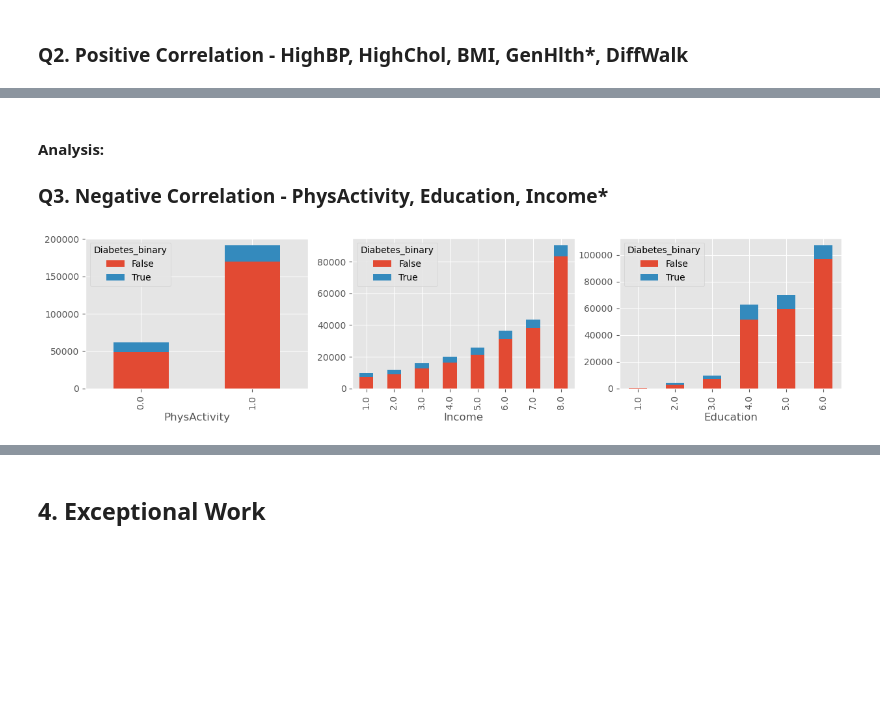
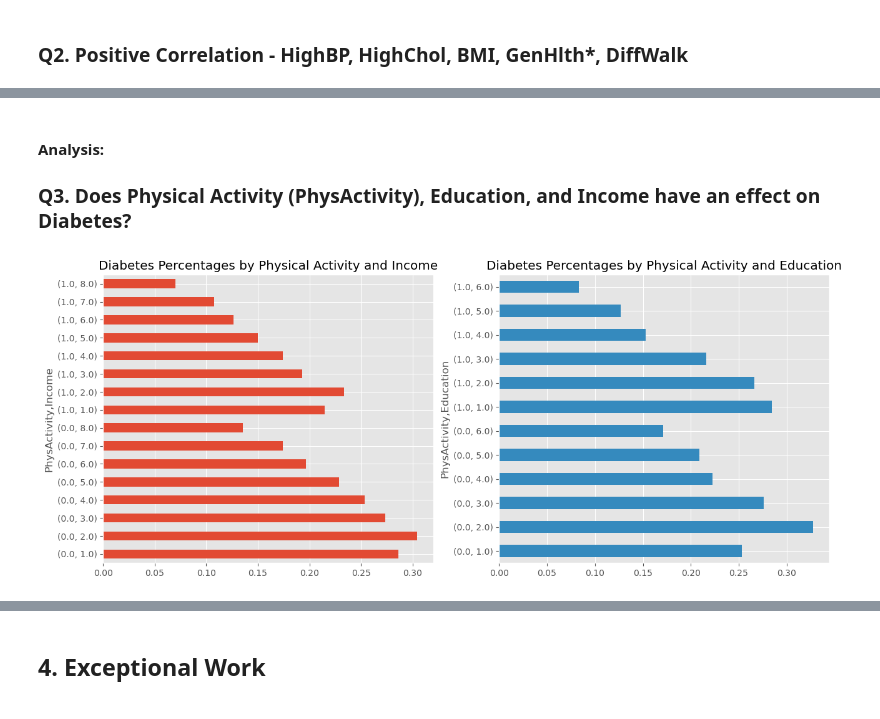
Before and after one commit to 48878679/CS-5324-Lab1, a Jupyter notebook: Lab1/Lab1.ipynb, the cells around one changed output, grey strips where cells are left out. Cells and saved outputs as stored; diff of their text form; code cells hidden in the pictures; blank space fills up the shorter version.

Commit message:
added visualizations for q3 and the additional analysis sections

```diff
--- a/Lab1/Lab1.ipynb
+++ b/Lab1/Lab1.ipynb
@@ -359,36 +359,29 @@ There is consistent positive correlation between high blood pressure (HighBP) an
 # %% [markdown]
 #### Analysis:
 
-### Q3. Negative Correlation - PhysActivity, Education, Income*
+### Q3. Does Physical Activity (PhysActivity), Education, and Income have an effect on Diabetes?
 # %%
-# Q3 - Relationship between Income and Diabetes (Diabetes_binary)
+# Q3 - Relationship between Physical Activity (PhysActivity), Income, Education, and Diabetes (Diabetes_binary)
 
-plt.figure(figsize=(15,3))
-ax1 = plt.subplot(1,3,1)
-ax2 = plt.subplot(1,3,2)
-ax3 = plt.subplot(1,3,3)
+# group the data
+df_grouped_1 = df_imputed.groupby(by=['PhysActivity','Income'], observed=True)
+df_grouped_2 = df_imputed.groupby(by=['PhysActivity','Education'], observed=True)
 
-pd.crosstab([df_imputed['PhysActivity']], # categories to cross tabulate
-            df_imputed.Diabetes_binary.astype(bool)).plot(kind='bar', stacked=True, ax=ax1)
+# tabulate diabete rates of each group
+diabetes_rate_1 = df_grouped_1.Diabetes_binary.sum() / df_grouped_1.Diabetes_binary.count()
+diabetes_rate_2 = df_grouped_2.Diabetes_binary.sum() / df_grouped_2.Diabetes_binary.count()
 
-sns.boxplot(x="Diabetes_binary", y="Income", data=df_imputed, hue="Diabetes_binary")
+plt.figure(figsize=(15, 6))
 
-pd.crosstab([df_imputed['Income']], # categories to cross tabulate
-            df_imputed.Diabetes_binary.astype(bool)).plot(kind='bar', stacked=True, ax=ax2)
+# plot
+plt.subplot(1, 2, 1)
+ax = diabetes_rate_1.plot(kind='barh', color='#e24a33')
+plt.title('Diabetes Percentages by Physical Activity and Income')
 
-pd.crosstab([df_imputed['Education']], # categories to cross tabulate
-            df_imputed.Diabetes_binary.astype(bool)).plot(kind='bar', stacked=True, ax=ax3)
+plt.subplot(1, 2, 2)
+ax = diabetes_rate_2.plot(kind='barh', color='#358abe')
+plt.title('Diabetes Percentages by Physical Activity and Education')
 
 plt.show()
-
-# Q3 - Correlation between Physical Health (PhysHlth) and Diabetes (Diabetes_binary) Grouped by Income
-
-# plt.figure(figsize=(15, 6))
-# sns.violinplot(x="Income", y="PhysHlth", hue="Diabetes_binary", data=df_imputed,
-#                split=True, # split across violins
-#                inner="quart", # show innner stats like mean, IQR,
-#                density_norm="count") # scale the size of the plot by the count within each group
-
-# plt.show()
 # %% [output]
-[figure, old version]
+[figure, new version]
```
Also changed, not shown: parts of 6 cells of this notebook.
